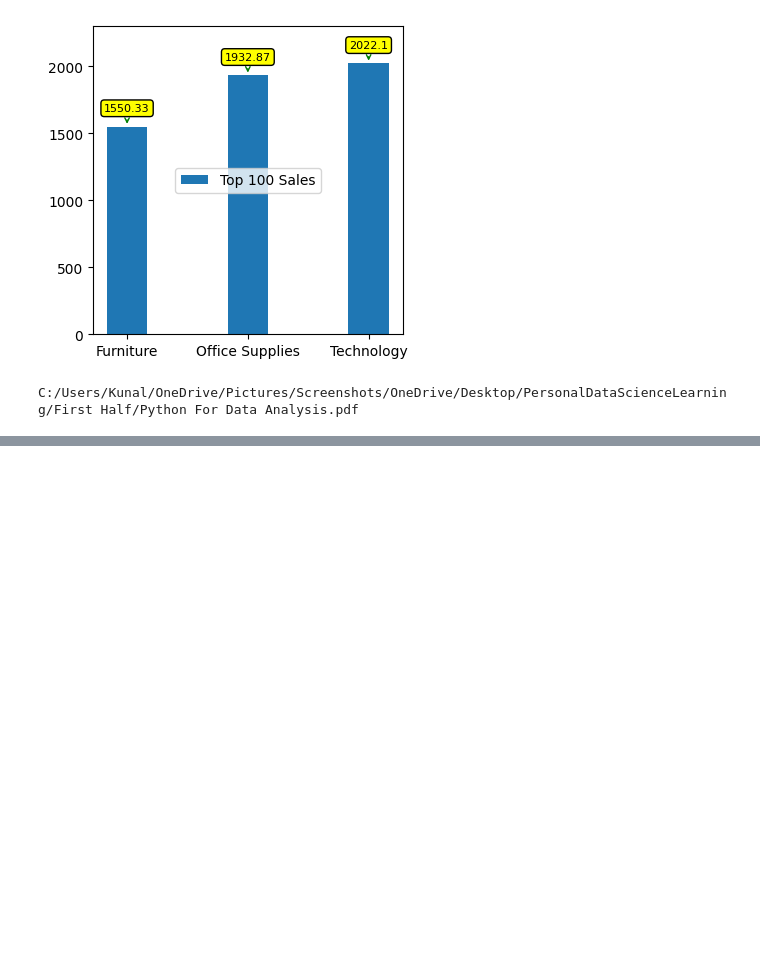
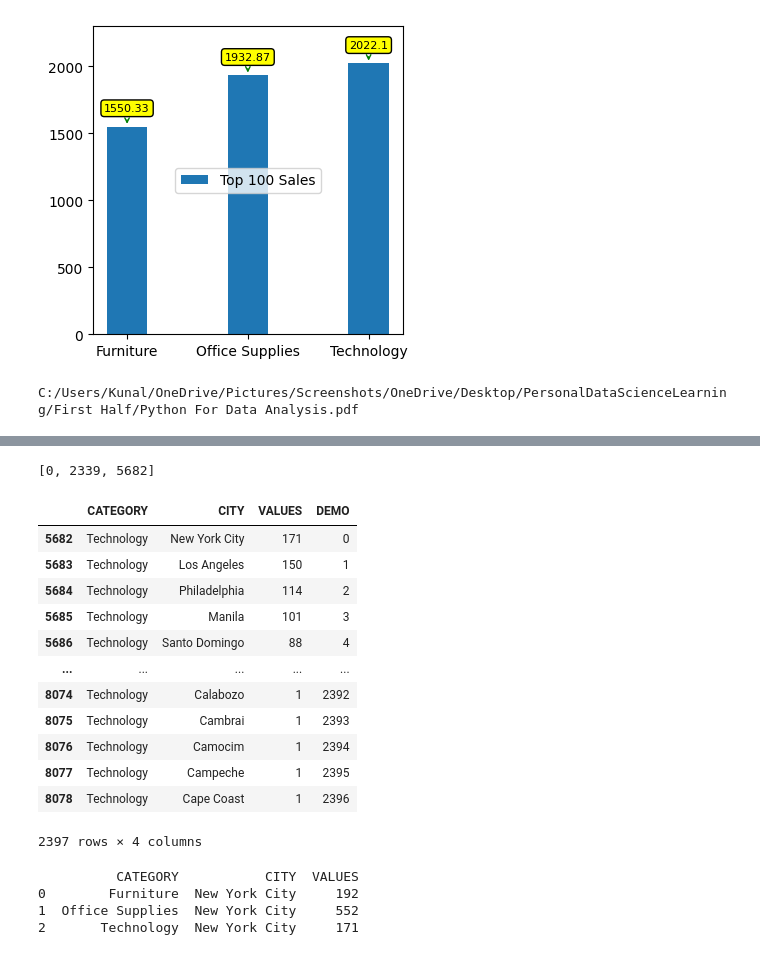
Before and after one commit to kunalmeon/Data-Analysis-Examples, a Jupyter notebook: SuperStoreData.ipynb, the cells around one changed output, grey strips where cells are left out. Saved outputs shown, nothing was run; the diff lists cells and outputs as text; code cells hidden in the pictures; blank space fills up the shorter version.

```diff
--- a/SuperStoreData.ipynb
+++ b/SuperStoreData.ipynb
@@ -2665,0 +2617,39 @@ myplot.show()
+# %%
+# The quest is find out which city made highest purchase with particular type
+# category i.e city with most sold type categroy
+
+cityCategory=mySuperStoreDataFrame[["CATEGORY","CITY"]].groupby("CATEGORY").\
+value_counts().\
+reset_index(name="VALUES")
+maxInedxId=[]
+singleGroup=groupValue
+for groupName, groupValue in cityCategory.groupby("CATEGORY"):
+    #print(groupValue)
+    #maxInedxId.append(groupValue["VALUES"].idxmax())
+    maxInedxId.append(groupValue.max(axis=1, numeric_only=True).idxmax())
+    #print(groupValue.loc[groupValue.max(axis=1).idxmax()])
+print(maxInedxId)
+cityCategory.iloc[maxInedxId,:]
+# %% [output]
+[0, 2339, 5682]
+|  | CATEGORY | CITY | VALUES | DEMO |
+| 5682 | Technology | New York City | 171 | 0 |
+| 5683 | Technology | Los Angeles | 150 | 1 |
+| 5684 | Technology | Philadelphia | 114 | 2 |
+| 5685 | Technology | Manila | 101 | 3 |
+| 5686 | Technology | Santo Domingo | 88 | 4 |
+| ... | ... | ... | ... | ... |
+| 8074 | Technology | Calabozo | 1 | 2392 |
+| 8075 | Technology | Cambrai | 1 | 2393 |
+| 8076 | Technology | Camocim | 1 | 2394 |
+| 8077 | Technology | Campeche | 1 | 2395 |
+| 8078 | Technology | Cape Coast | 1 | 2396 |
+2397 rows × 4 columns
+# %%
+maxValuesOfCategoryies=cityCategory.iloc[maxInedxId,:].reset_index(drop=True)
+print(maxValuesOfCategoryies)
+# %% [output]
+          CATEGORY           CITY  VALUES
+0        Furniture  New York City     192
+1  Office Supplies  New York City     552
+2       Technology  New York City     171
```
Also changed, not shown: parts of 35 cells of this notebook.
